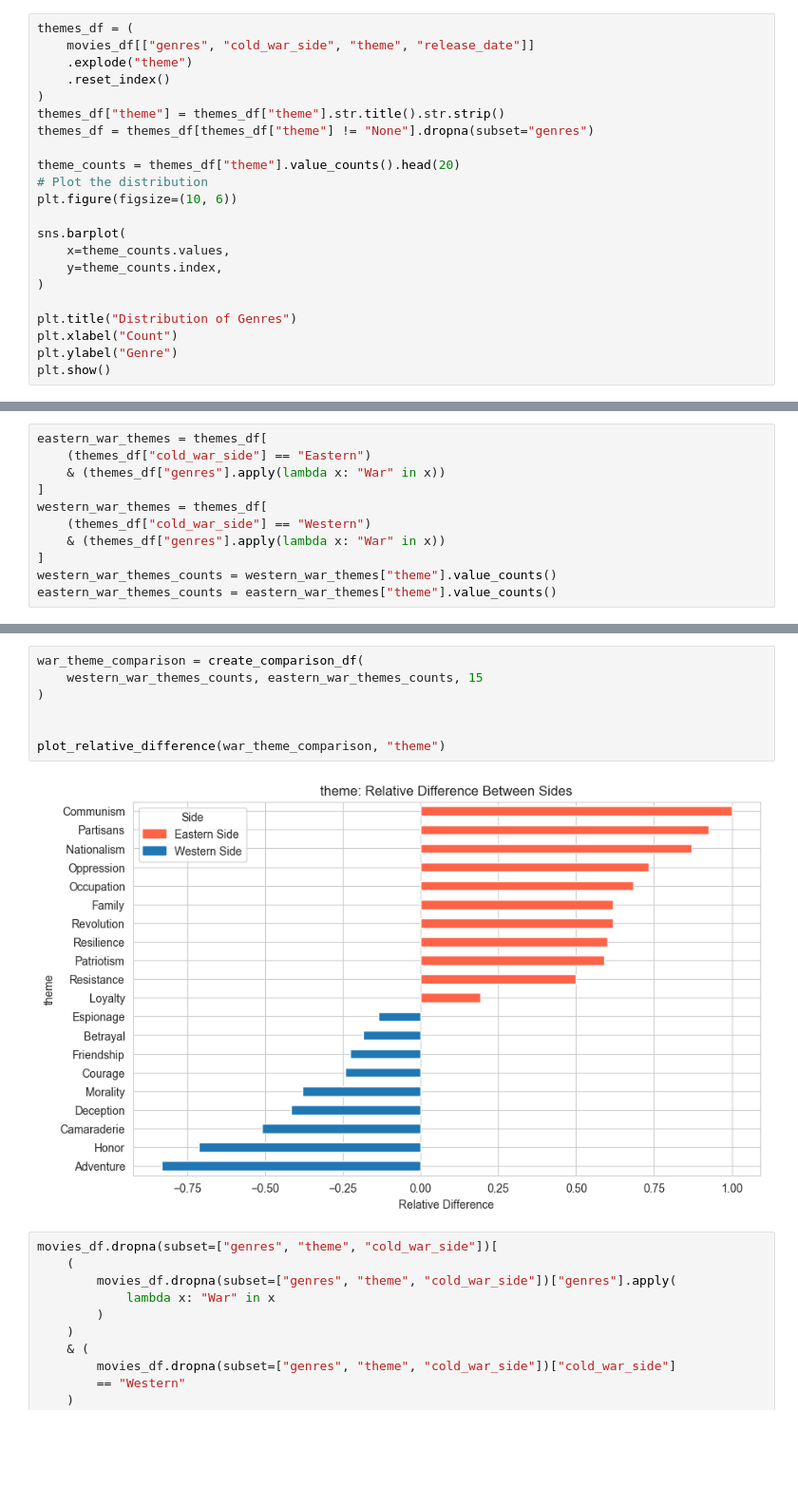
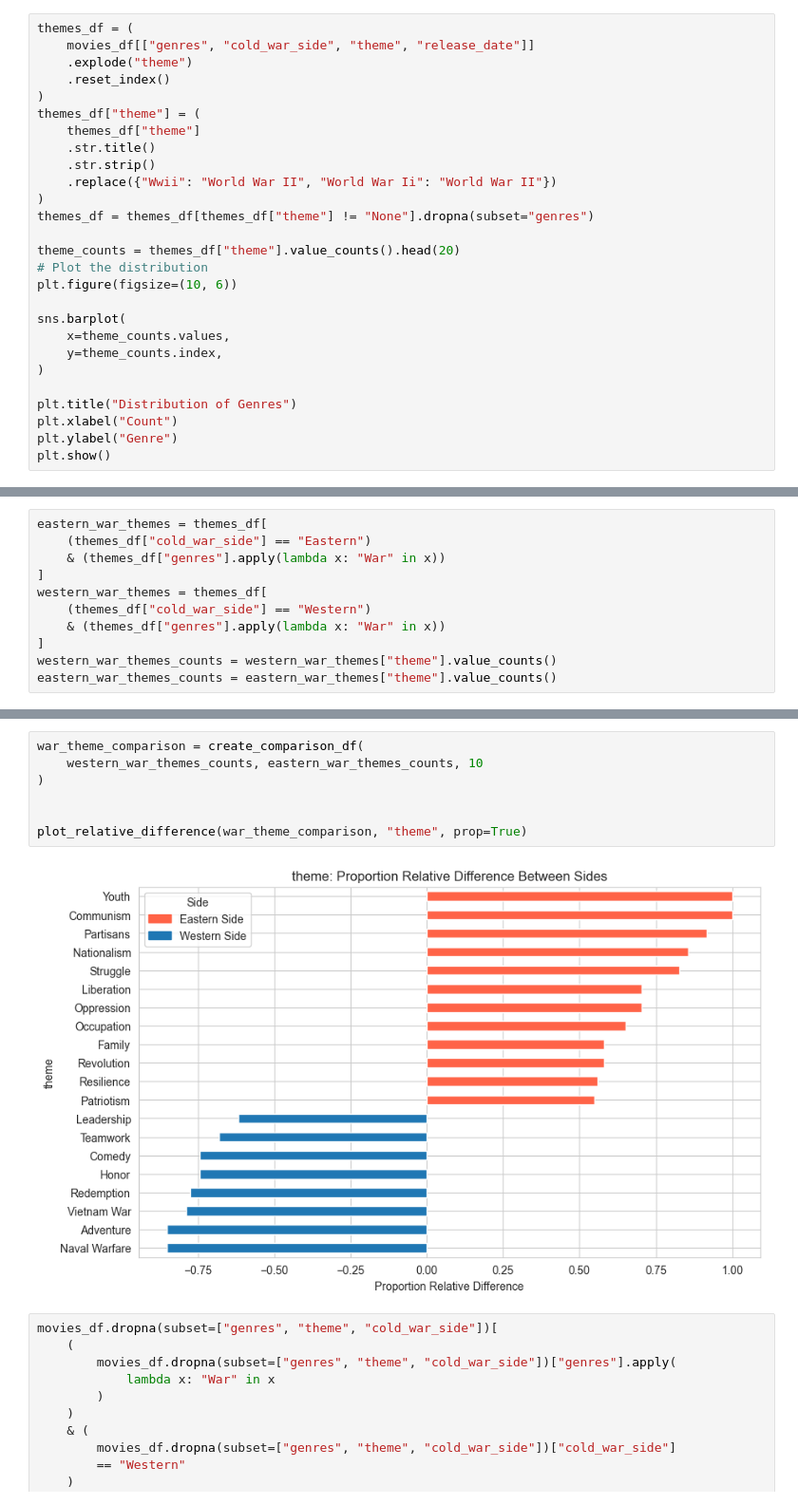
Before and after one commit to epfl-ada/ada-2024-project-datamigos, a Jupyter notebook: Genre&ThemeAnalysis.ipynb, the cells around one changed output, grey strips where cells are left out. Shown at 95% size. Saved outputs shown, nothing was run; the diff lists cells and outputs as text; blank space fills up the shorter version.

```diff
--- a/Genre&ThemeAnalysis.ipynb
+++ b/Genre&ThemeAnalysis.ipynb
@@ -461,7 +497,12 @@ themes_df = (
     .explode("theme")
     .reset_index()
 )
-themes_df["theme"] = themes_df["theme"].str.title().str.strip()
+themes_df["theme"] = (
+    themes_df["theme"]
+    .str.title()
+    .str.strip()
+    .replace({"Wwii": "World War II", "World War Ii": "World War II"})
+)
 themes_df = themes_df[themes_df["theme"] != "None"].dropna(subset="genres")
 
 theme_counts = themes_df["theme"].value_counts().head(20)
@@ -540,12 +582,12 @@ plot_distributions(
 # %%
 war_theme_comparison = create_comparison_df(
-    western_war_themes_counts, eastern_war_themes_counts, 15
+    western_war_themes_counts, eastern_war_themes_counts, 10
 )
 
 
-plot_relative_difference(war_theme_comparison, "theme")
+plot_relative_difference(war_theme_comparison, "theme", prop=True)
 # %% [output]
-[figure, old version]
+[figure, new version]
 # %%
 movies_df.dropna(subset=["genres", "theme", "cold_war_side"])[
     (
```
Also changed, not shown: parts of 10 cells of this notebook.
